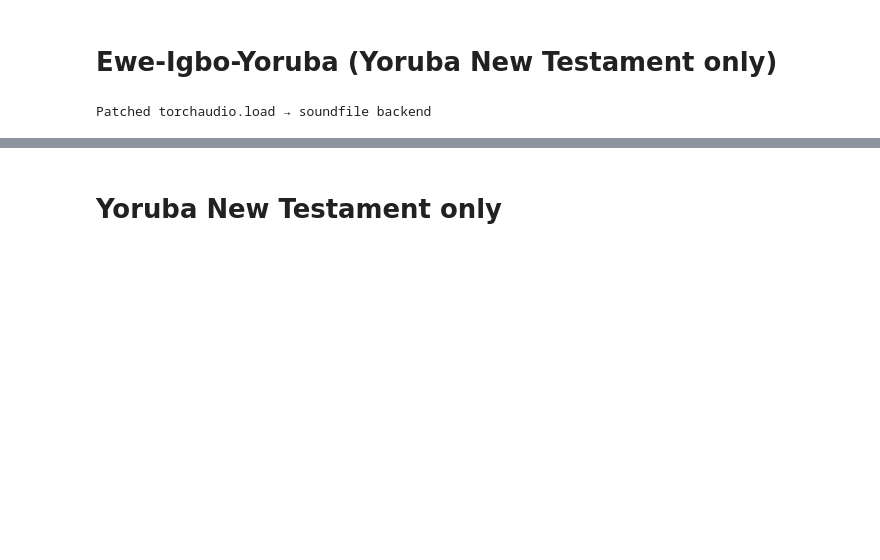
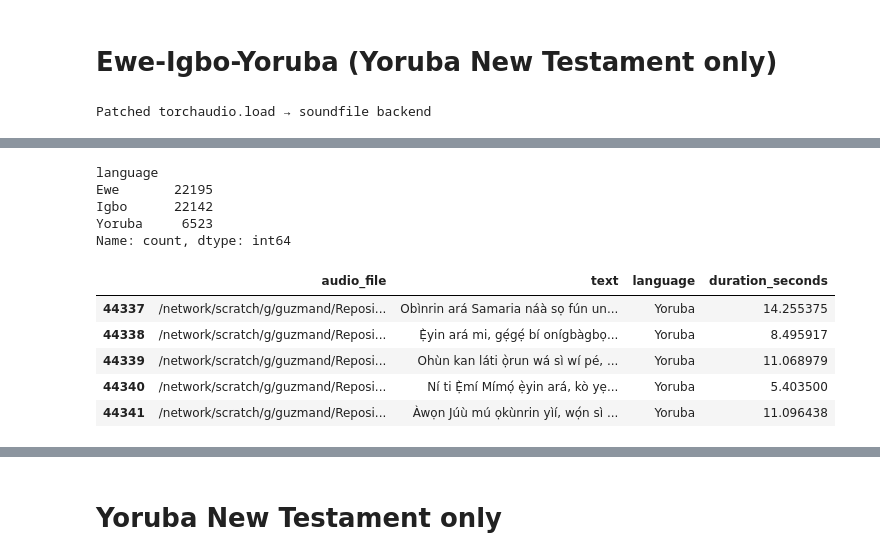
Before and after one commit to davidguzmanr/F5-TTS, a Jupyter notebook: inference.ipynb, the cells around one changed output, grey strips where cells are left out. Saved outputs shown, nothing was run; the diff lists cells and outputs as text; code cells hidden in the pictures; blank space fills up the shorter version.

```diff
--- a/inference.ipynb
+++ b/inference.ipynb
@@ -90,3 +90,41 @@ KeyboardInterrupt:
+# %%
+# ── Pick a reference audio from the training set ──────────────────────────────
+# F5-TTS clones the speaker from a short reference clip + its transcript.
+# We pick one training utterance (~7-9 s) as the universal reference for this
+# single-speaker dataset. Change REF_INDEX to try a different prompt.
+METADATA_PATH = "data/open-bible-ewe-igbo-yoruba-nt/metadata.csv"
+WAV_DIR = "data/open-bible-yoruba-nt/wavs"
+
+train = pd.read_csv(METADATA_PATH, sep="|")
+train['language'] = train["audio_file"].apply(lambda x: x.split("/")[-3].split("-")[2].capitalize())
+
+train["language"].value_counts()
+# %% [output]
+language
+Ewe       22195
+Igbo      22142
+Yoruba     6523
+Name: count, dtype: int64
+# %%
+# ── Pick a reference audio from the training set ──────────────────────────────
+# F5-TTS clones the speaker from a short reference clip + its transcript.
+# We pick one training utterance (~7-9 s) as the universal reference for this
+# single-speaker dataset. Change REF_INDEX to try a different prompt.
+METADATA_PATH = "data/open-bible-ewe-igbo-yoruba-nt/metadata.csv"
+WAV_DIR = "data/open-bible-yoruba-nt/wavs"
+
+train = pd.read_csv(METADATA_PATH, sep="|")
+train['language'] = train["audio_file"].apply(lambda x: x.split("/")[-3].split("-")[2].capitalize())
+train = train[train["language"] == LANGUAGE]
+train["duration_seconds"] = train["audio_file"].apply(lambda path: sf.info(path).duration)
+train.head()
+# %% [output]
+|  | audio_file | text | language | duration_seconds |
+| 44337 | /network/scratch/g/guzmand/Reposi... | Obìnrin ará Samaria náà sọ fún un... | Yoruba | 14.255375 |
+| 44338 | /network/scratch/g/guzmand/Reposi... | Ẹ̀yin ará mi, gẹ́gẹ́ bí onígbàgbọ... | Yoruba | 8.495917 |
+| 44339 | /network/scratch/g/guzmand/Reposi... | Ohùn kan láti ọ̀run wá sì wí pé, ... | Yoruba | 11.068979 |
+| 44340 | /network/scratch/g/guzmand/Reposi... | Ní ti Ẹ̀mí Mímọ́ ẹ̀yin ará, kò yẹ... | Yoruba | 5.403500 |
+| 44341 | /network/scratch/g/guzmand/Reposi... | Àwọn Júù mú ọkùnrin yìí, wọ́n sì ... | Yoruba | 11.096438 |
 # %%
 # ── Pick a reference audio from the training set ──────────────────────────────
 # F5-TTS clones the speaker from a short reference clip + its transcript.
```
Also changed, not shown: parts of 7 cells of this notebook, 2 other files.
